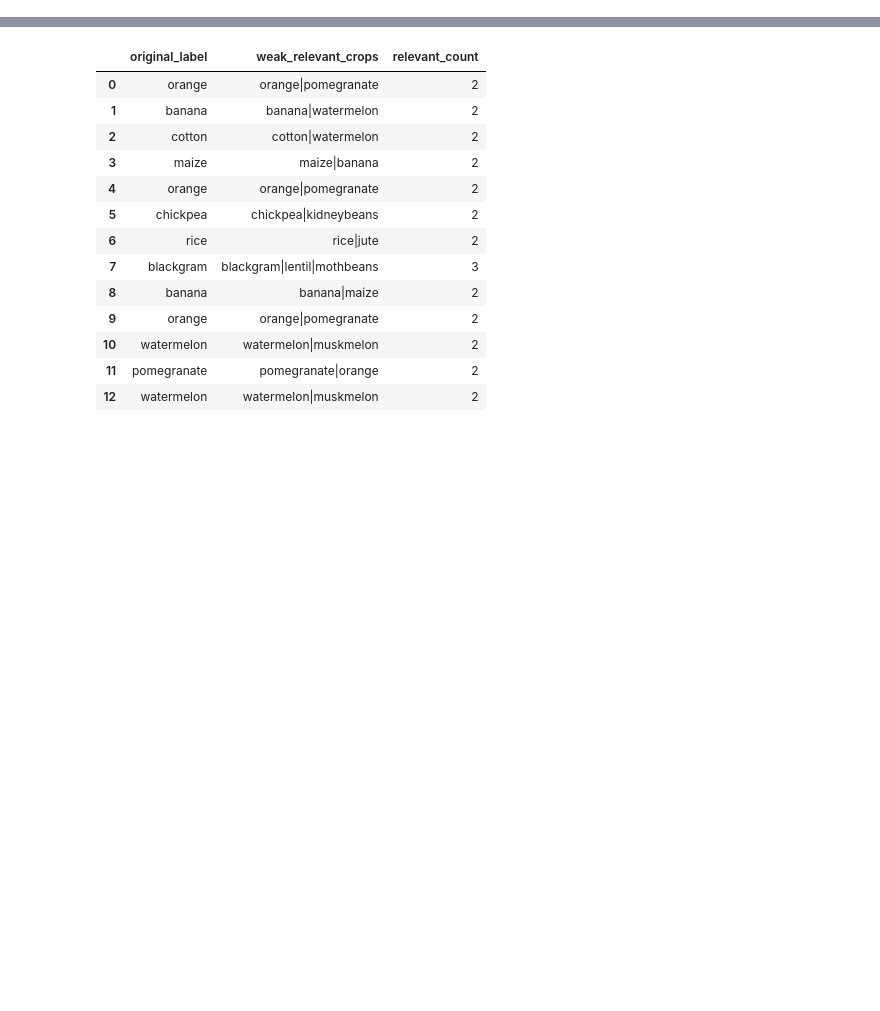
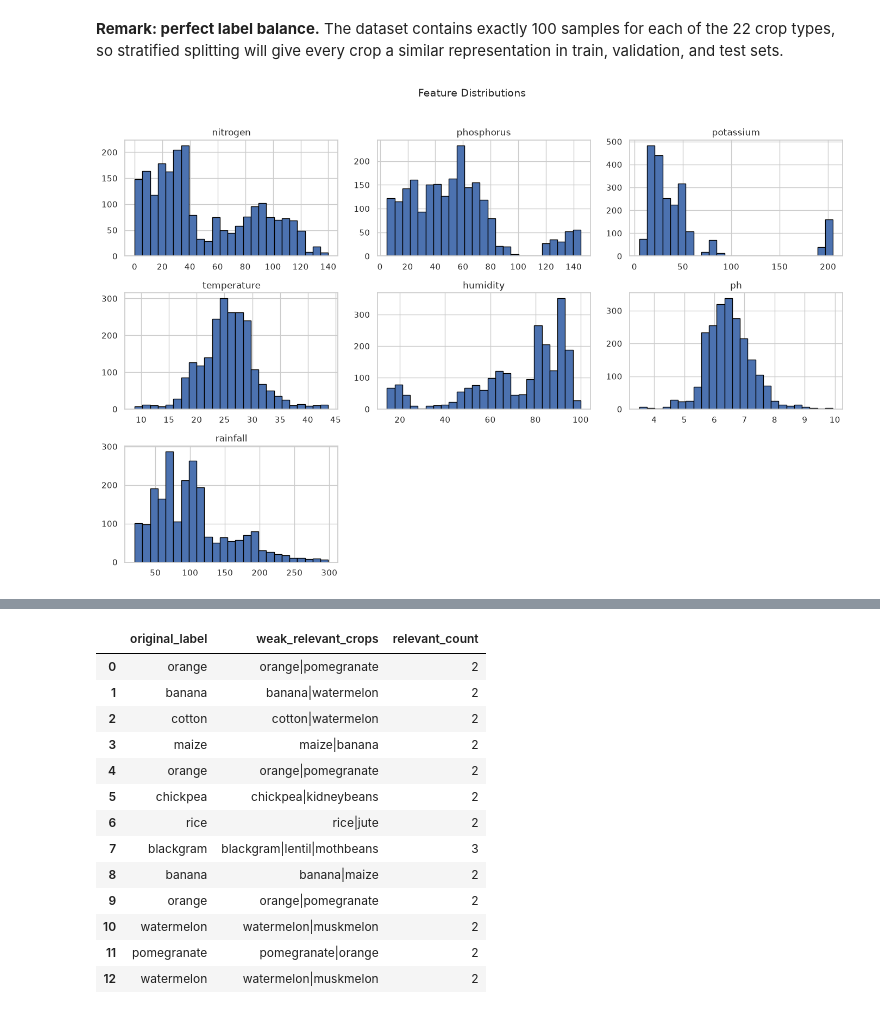
Before and after one commit to AIVIETNAM-AIO-tlee/crop-recommendation-system, a Jupyter notebook: notebooks/main/Module2_Crop_recommendation_system.ipynb, the cells around one changed output, grey strips where cells are left out. Saved outputs shown, nothing was run; the diff lists cells and outputs as text; code cells hidden in the pictures; blank space fills up the shorter version.

```diff
--- a/notebooks/main/Module2_Crop_recommendation_system.ipynb
+++ b/notebooks/main/Module2_Crop_recommendation_system.ipynb
@@ -26,0 +106,8 @@ Latency p95 threshold (ms/query): 1.0
+# %%
+df = load_crop_dataset(DATA_PATH)
+FEATURE_COLUMNS = infer_feature_columns(df, target_column=TARGET_COLUMN)
+
+print("Shape:", df.shape)
+print("Target column:", TARGET_COLUMN)
+print("Feature columns:", FEATURE_COLUMNS)
+display(df.head())
@@ -26,0 +183,9 @@ Latency p95 threshold (ms/query): 1.0
+# %% [markdown]
+**Remark: perfect label balance.** The dataset contains exactly 100 samples for each of the 22 crop types, so stratified splitting will give every crop a similar representation in train, validation, and test sets.
+# %%
+df[FEATURE_COLUMNS].hist(figsize=(14, 9), bins=25, edgecolor="black")
+plt.suptitle("Feature Distributions", y=1.02, fontsize=14)
+plt.tight_layout()
+plt.show()
+# %% [output]
+[figure, added]
```
Also changed, not shown: parts of 90 cells of this notebook, 5 other files.
